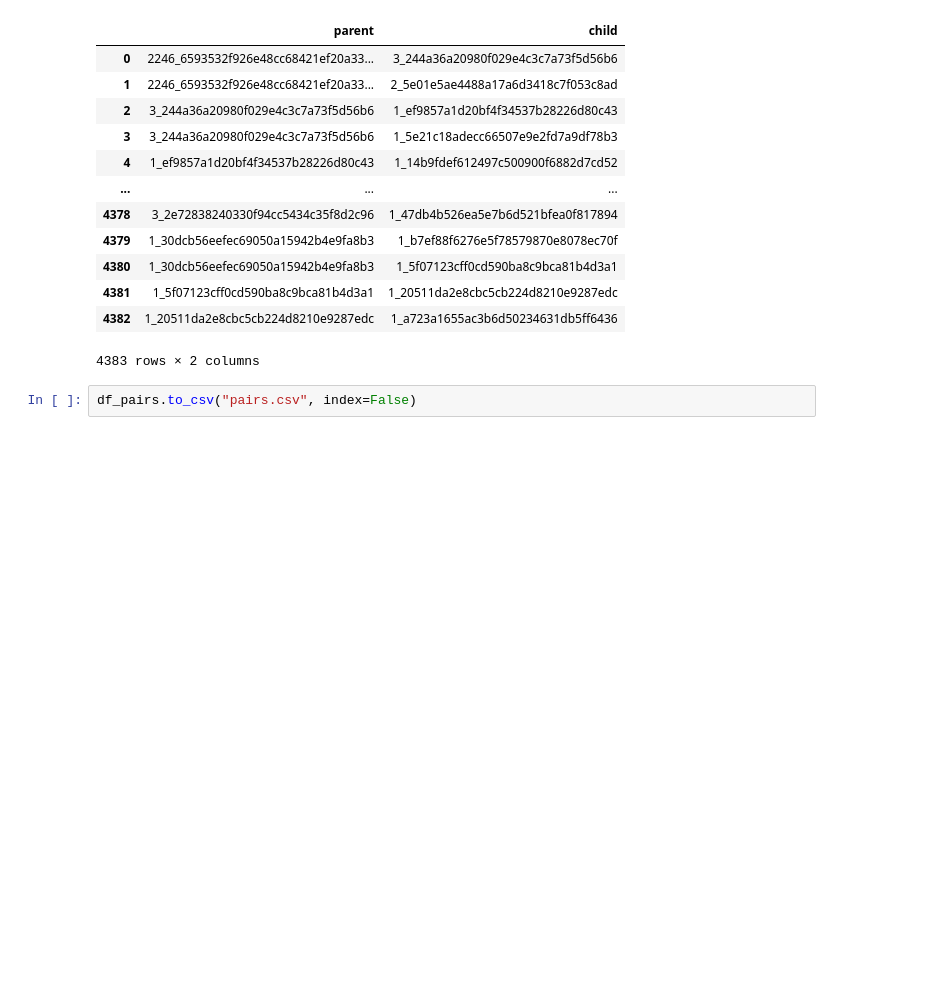
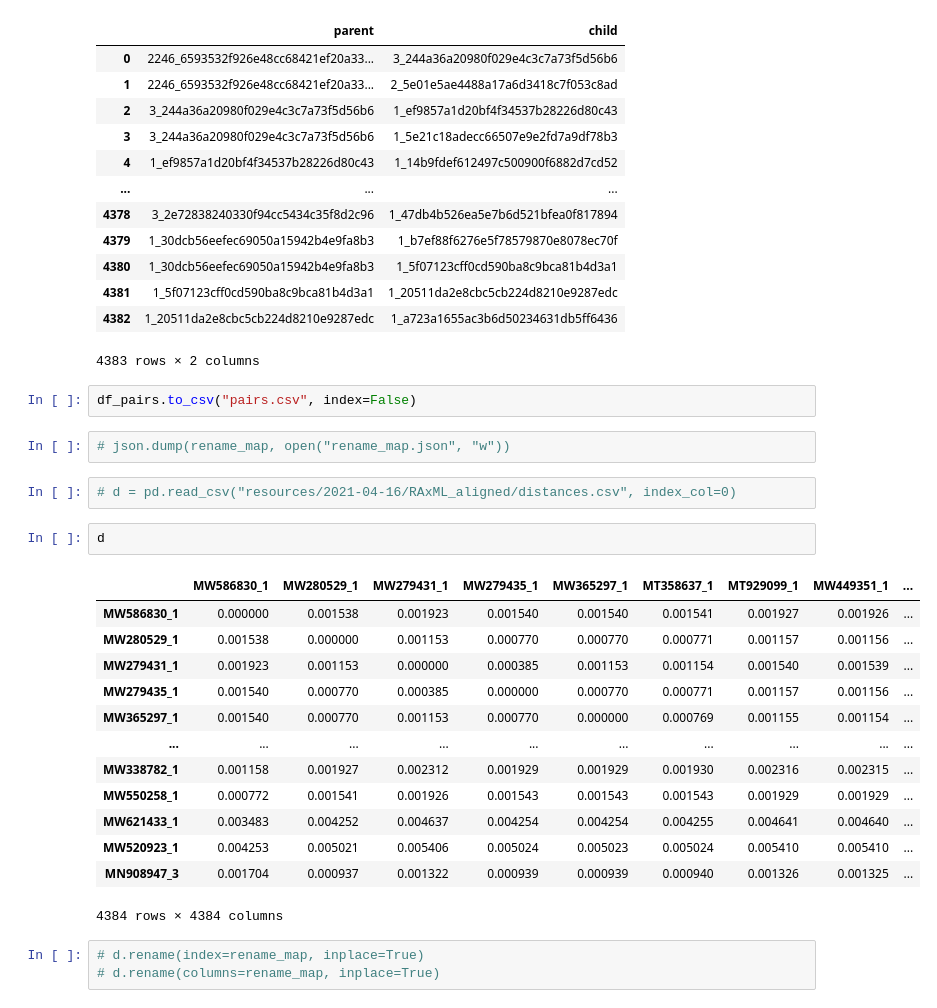
Before and after one commit to Covid-genetikai/datasets, a Jupyter notebook: ncbi/1-binary-tree-to-pairs.ipynb, the cells around one changed output. Drawn from its saved outputs; the diff is of its cells as text; blank space fills up the shorter version.

```diff
--- a/ncbi/1-binary-tree-to-pairs.ipynb
+++ b/ncbi/1-binary-tree-to-pairs.ipynb
@@ -80,3 +85,26 @@ df_pairs
 4383 rows × 2 columns
 # %%
 df_pairs.to_csv("pairs.csv", index=False)
+# %%
+# json.dump(rename_map, open("rename_map.json", "w"))
+# %%
+# d = pd.read_csv("resources/2021-04-16/RAxML_aligned/distances.csv", index_col=0)
+# %%
+d
+# %% [output]
+|  | MW586830_1 | MW280529_1 | MW279431_1 | MW279435_1 | MW365297_1 | MT358637_1 | MT929099_1 | MW449351_1 | ... |
+| MW586830_1 | 0.000000 | 0.001538 | 0.001923 | 0.001540 | 0.001540 | 0.001541 | 0.001927 | 0.001926 | ... |
+| MW280529_1 | 0.001538 | 0.000000 | 0.001153 | 0.000770 | 0.000770 | 0.000771 | 0.001157 | 0.001156 | ... |
+| MW279431_1 | 0.001923 | 0.001153 | 0.000000 | 0.000385 | 0.001153 | 0.001154 | 0.001540 | 0.001539 | ... |
+| MW279435_1 | 0.001540 | 0.000770 | 0.000385 | 0.000000 | 0.000770 | 0.000771 | 0.001157 | 0.001156 | ... |
+| MW365297_1 | 0.001540 | 0.000770 | 0.001153 | 0.000770 | 0.000000 | 0.000769 | 0.001155 | 0.001154 | ... |
+| ... | ... | ... | ... | ... | ... | ... | ... | ... | ... |
+| MW338782_1 | 0.001158 | 0.001927 | 0.002312 | 0.001929 | 0.001929 | 0.001930 | 0.002316 | 0.002315 | ... |
+| MW550258_1 | 0.000772 | 0.001541 | 0.001926 | 0.001543 | 0.001543 | 0.001543 | 0.001929 | 0.001929 | ... |
+| MW621433_1 | 0.003483 | 0.004252 | 0.004637 | 0.004254 | 0.004254 | 0.004255 | 0.004641 | 0.004640 | ... |
+| MW520923_1 | 0.004253 | 0.005021 | 0.005406 | 0.005024 | 0.005023 | 0.005024 | 0.005410 | 0.005410 | ... |
+| MN908947_3 | 0.001704 | 0.000937 | 0.001322 | 0.000939 | 0.000939 | 0.000940 | 0.001326 | 0.001325 | ... |
+4384 rows × 4384 columns
+# %%
+# d.rename(index=rename_map, inplace=True)
+# d.rename(columns=rename_map, inplace=True)
```
Also changed, not shown: parts of 4 cells of this notebook, 14 other files.
